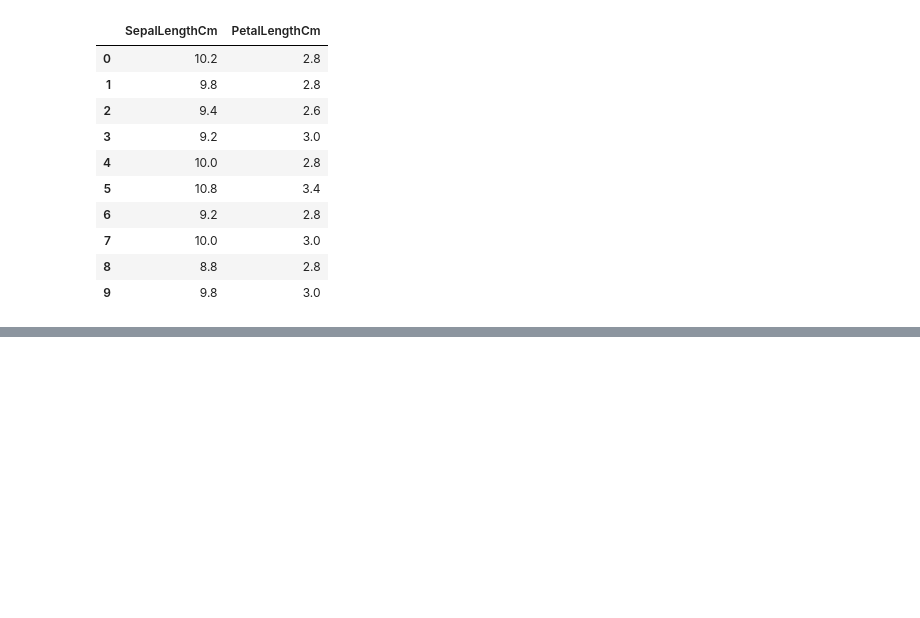
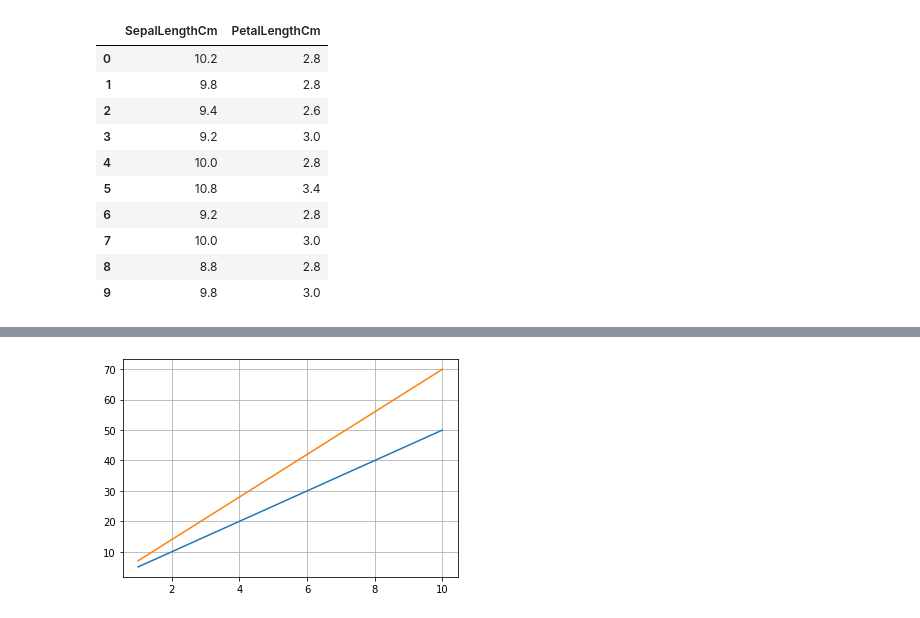
Before and after one commit to yashp241195/basicmljupyter, a Jupyter notebook: basics.ipynb, the cells around one changed output, grey strips where cells are left out. Drawn from its saved outputs; the diff is of its cells as text; code cells hidden in the pictures; blank space fills up the shorter version.

```diff
--- a/basics.ipynb
+++ b/basics.ipynb
@@ -285,0 +338,7 @@ iris.
+# %%
+plt.plot(x,y1)
+plt.plot(x,y2)
+plt.grid(True)
+plt.show()
+# %% [output]
+[figure, added]
```
Also changed, not shown: parts of 30 cells of this notebook.
